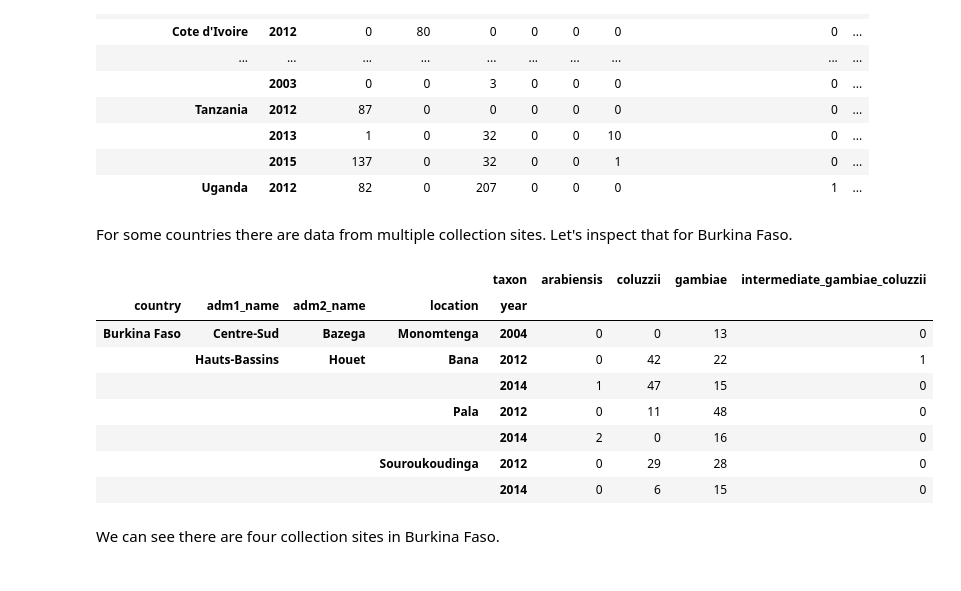
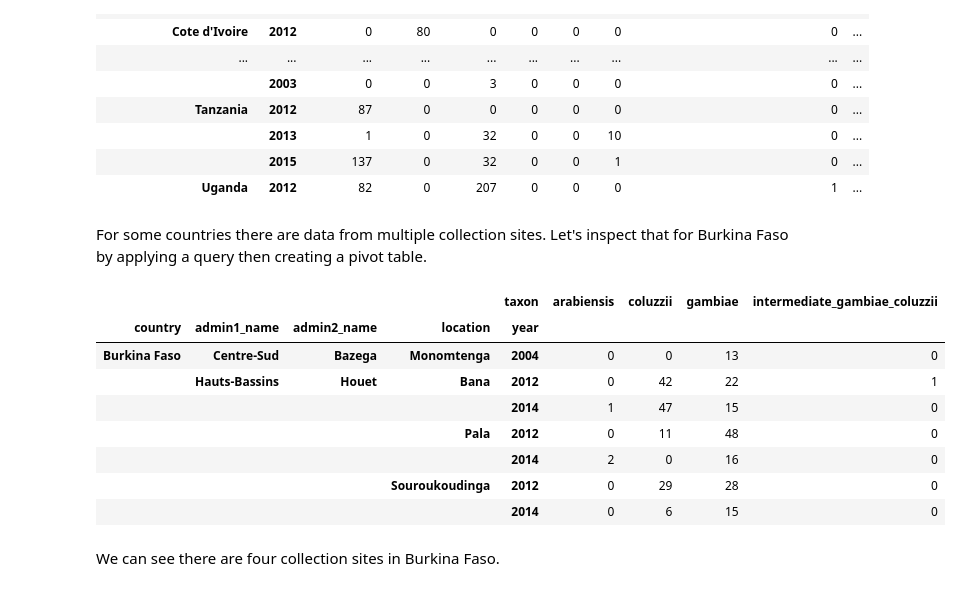
Before and after one commit to anopheles-genomic-surveillance/anopheles-genomic-surveillance.github.io, a Jupyter notebook: docs/workshop-1/module-2-sample-metadata.ipynb, the cells around one changed output. Drawn from its saved outputs; the diff is of its cells as text; code cells hidden in the pictures.

Commit message:
rerun with malariagen_data v2

```diff
--- a/docs/workshop-1/module-2-sample-metadata.ipynb
+++ b/docs/workshop-1/module-2-sample-metadata.ipynb
@@ -254,23 +302,23 @@ pivot_country_year_taxon
 |  | 2015 | 137 | 0 | 32 | 0 | 0 | 1 | 0 | ... |
 | Uganda | 2012 | 82 | 0 | 207 | 0 | 0 | 0 | 1 | ... |
 # %% [markdown]
-For some countries there are data from multiple collection sites. Let's inspect that for Burkina Faso.
+For some countries there are data from multiple collection sites. Let's inspect that for Burkina Faso by applying a query then creating a pivot table.
 # %%
 pivot_location_year_taxon_bf = (
     df_samples
     .query("country == 'Burkina Faso'")
     .pivot_table(
-        index=["country", "adm1_name", "adm2_name", "location", "year"],
+        index=["country", "admin1_name", "admin2_name", "location", "year"],
         columns=["taxon"],
         values="sample_id",
         aggfunc="count",
         fill_value=0
     )
 )
 pivot_location_year_taxon_bf
 # %% [output]
 |  |  |  |  | taxon | arabiensis | coluzzii | gambiae | intermediate_gambiae_coluzzii |
-| country | adm1_name | adm2_name | location | year |  |  |  |  |
+| country | admin1_name | admin2_name | location | year |  |  |  |  |
 | Burkina Faso | Centre-Sud | Bazega | Monomtenga | 2004 | 0 | 0 | 13 | 0 |
 |  | Hauts-Bassins | Houet | Bana | 2012 | 0 | 42 | 22 | 1 |
 |  |  |  |  | 2014 | 1 | 47 | 15 | 0 |
```
Also changed, not shown: parts of 9 cells of this notebook.
